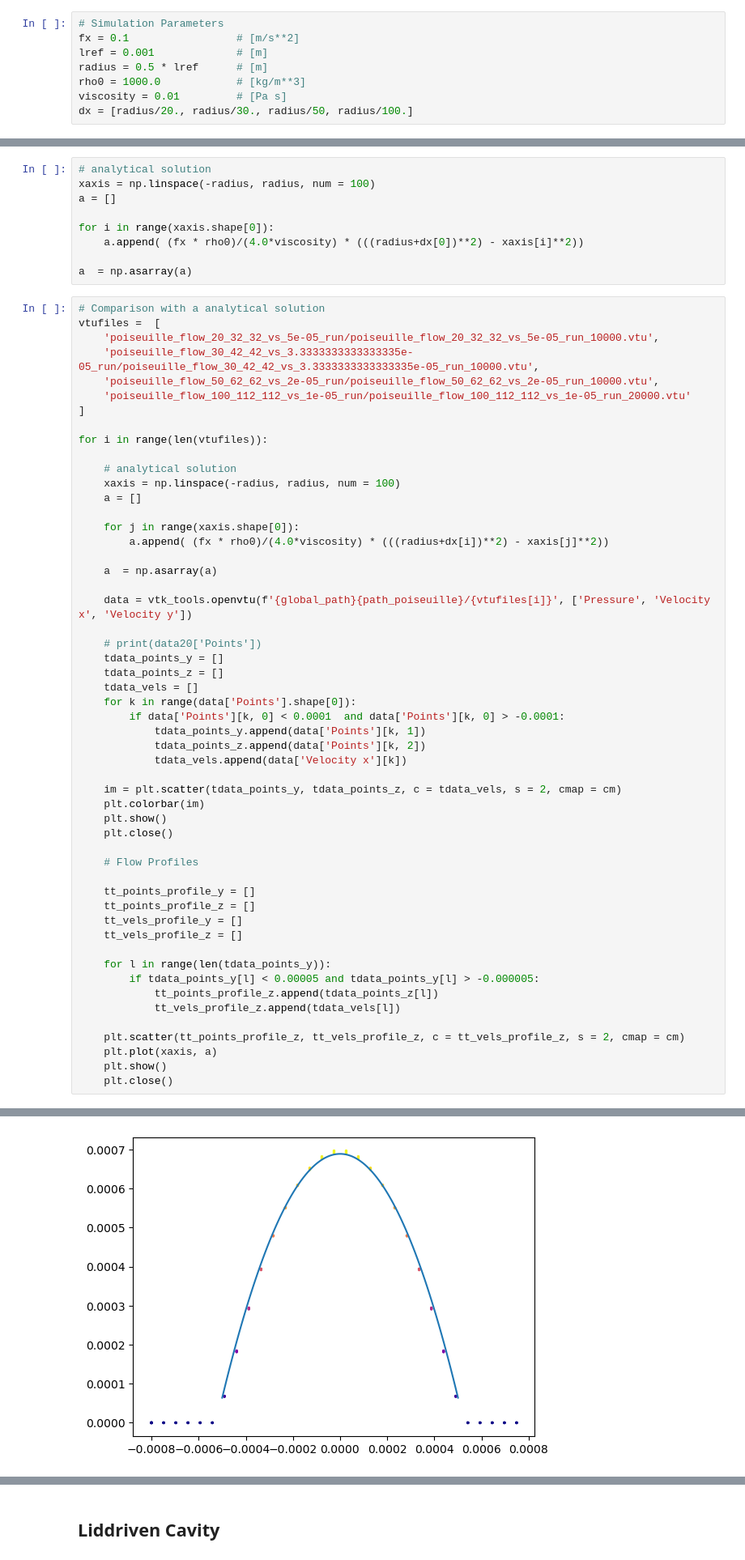
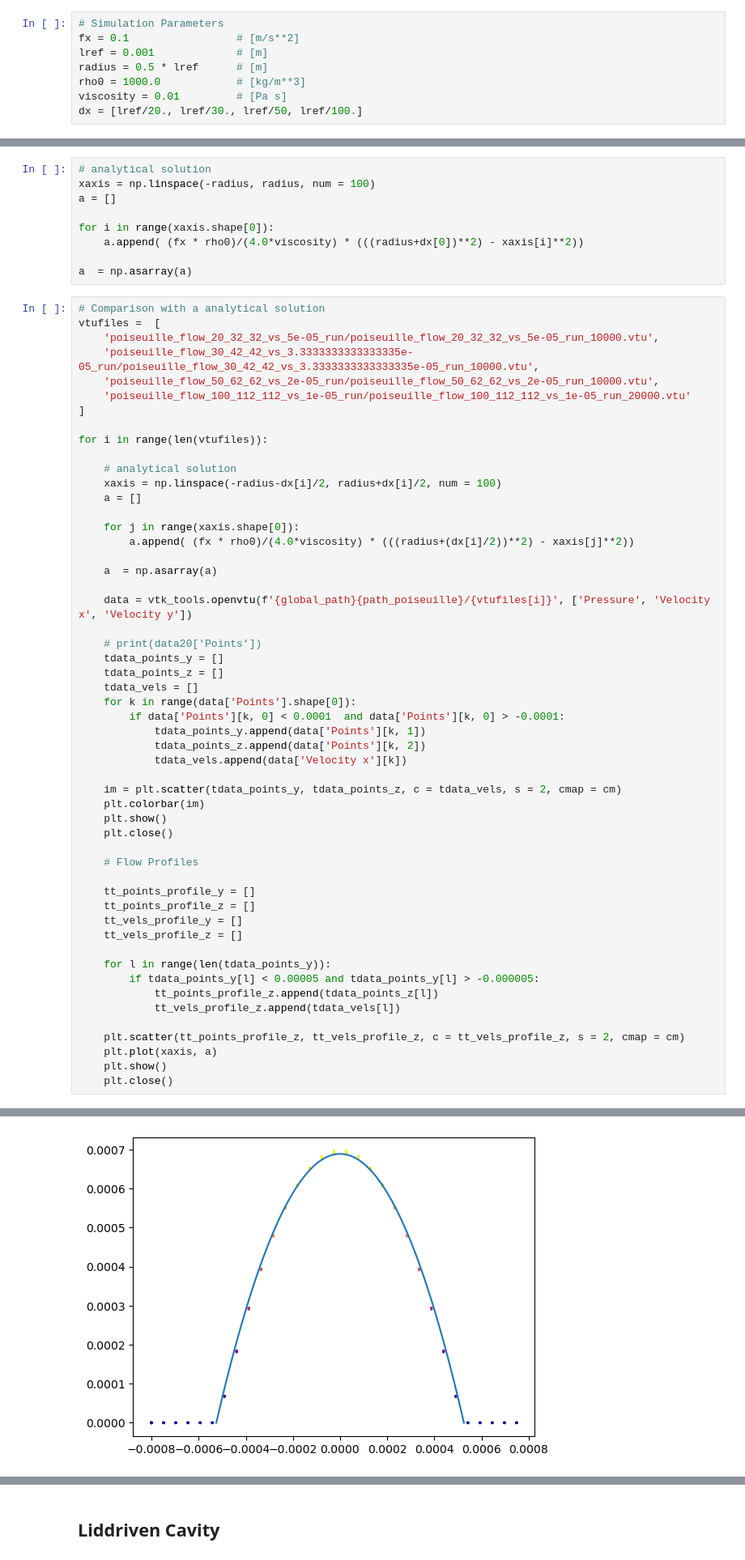
Before and after one commit to krachdd/hoomd-sph3, a Jupyter notebook: sph-simulations/99_singlephaseflow_benchmarks/evaluate_sph_benchmarks.ipynb, the cells around one changed output, grey strips where cells are left out. Shown at 81% size. Drawn from its saved outputs; the diff is of its cells as text.

```diff
--- a/sph-simulations/99_singlephaseflow_benchmarks/evaluate_sph_benchmarks.ipynb
+++ b/sph-simulations/99_singlephaseflow_benchmarks/evaluate_sph_benchmarks.ipynb
@@ -35,7 +35,7 @@ lref = 0.001             # [m]
 radius = 0.5 * lref      # [m]
 rho0 = 1000.0            # [kg/m**3]
 viscosity = 0.01         # [Pa s]
-dx = [radius/20., radius/30., radius/50, radius/100.]
+dx = [lref/20., lref/30., lref/50, lref/100.]
 # %%
 simulations_res = [
                 20,
@@ -82,11 +82,11 @@ vtufiles =  [
 for i in range(len(vtufiles)):
 
     # analytical solution
-    xaxis = np.linspace(-radius, radius, num = 100)
+    xaxis = np.linspace(-radius-dx[i]/2, radius+dx[i]/2, num = 100)
     a = []
 
     for j in range(xaxis.shape[0]):
-        a.append( (fx * rho0)/(4.0*viscosity) * (((radius+dx[i])**2) - xaxis[j]**2))
+        a.append( (fx * rho0)/(4.0*viscosity) * (((radius+(dx[i]/2))**2) - xaxis[j]**2))
 
     a  = np.asarray(a)
 
@@ -128,6 +128,6 @@ read_vtk.py: Read vtk-file: /media/david/Data1/SPH_Simulation_Data/SinglephaseFl
 read_vtk.py: Read Positions: Number of loaded points 20480
 read_vtk.py: Load field Pressure
 read_vtk.py: Load field Velocity x
 read_vtk.py: Load field Velocity y
 [figure]
-[figure, old version]
+[figure, new version]
```
Also changed, not shown: parts of 6 cells of this notebook, 5 other files.
